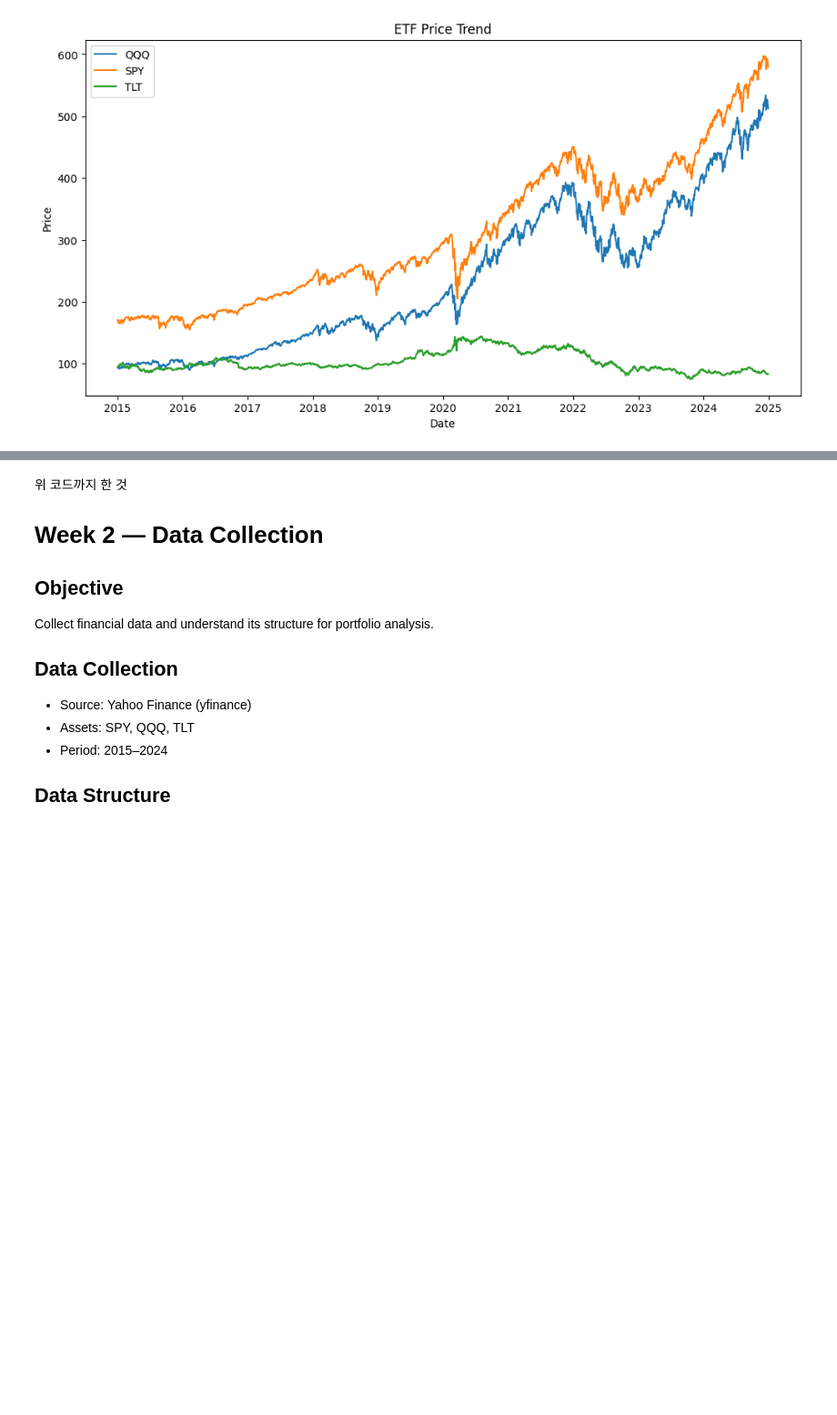
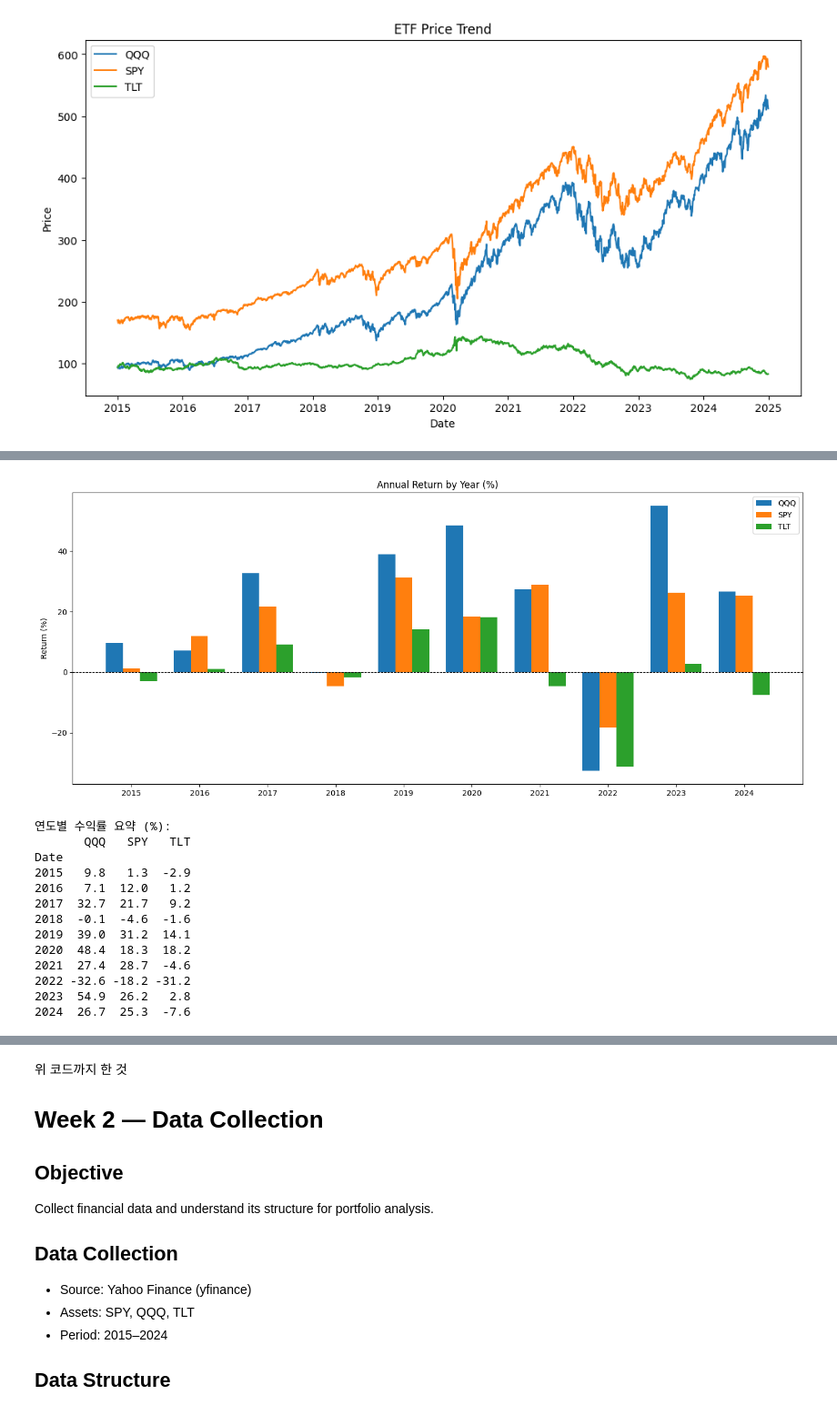
Before and after one commit to Sooobeo/Last-break-of-Honeybadger, a Jupyter notebook: Onboarding.ipynb, the cells around one changed output, grey strips where cells are left out. Shown at 91% size. Saved outputs shown, nothing was run; the diff lists cells and outputs as text; code cells hidden in the pictures; blank space fills up the shorter version.

```diff
--- a/Onboarding.ipynb
+++ b/Onboarding.ipynb
@@ -109,0 +194,42 @@ plt.show()
+# %%
+import numpy as np
+
+# 연도별 연간 수익률 계산
+returns_daily = price.pct_change().dropna()
+annual_return = returns_daily.groupby(returns_daily.index.year).apply(
+    lambda x: (1 + x).prod() - 1
+) * 100
+
+x = np.arange(len(annual_return.index))
+width = 0.25
+
+fig, ax = plt.subplots(figsize=(14, 6))
+for i, col in enumerate(annual_return.columns):
+    ax.bar(x + i * width, annual_return[col], width, label=col)
+
+ax.axhline(0, color="black", linewidth=0.8, linestyle="--")
+ax.set_xticks(x + width)
+ax.set_xticklabels(annual_return.index)
+ax.set_title("Annual Return by Year (%)")
+ax.set_ylabel("Return (%)")
+ax.legend()
+plt.tight_layout()
+plt.show()
+
+print("\n연도별 수익률 요약 (%):")
+print(annual_return.round(1).to_string())
+# %% [output]
+[figure, added]
+연도별 수익률 요약 (%):
+       QQQ   SPY   TLT
+Date
+2015   9.8   1.3  -2.9
+2016   7.1  12.0   1.2
+2017  32.7  21.7   9.2
+2018  -0.1  -4.6  -1.6
+2019  39.0  31.2  14.1
+2020  48.4  18.3  18.2
+2021  27.4  28.7  -4.6
+2022 -32.6 -18.2 -31.2
+2023  54.9  26.2   2.8
+2024  26.7  25.3  -7.6
```
Also changed, not shown: parts of 5 cells of this notebook.
